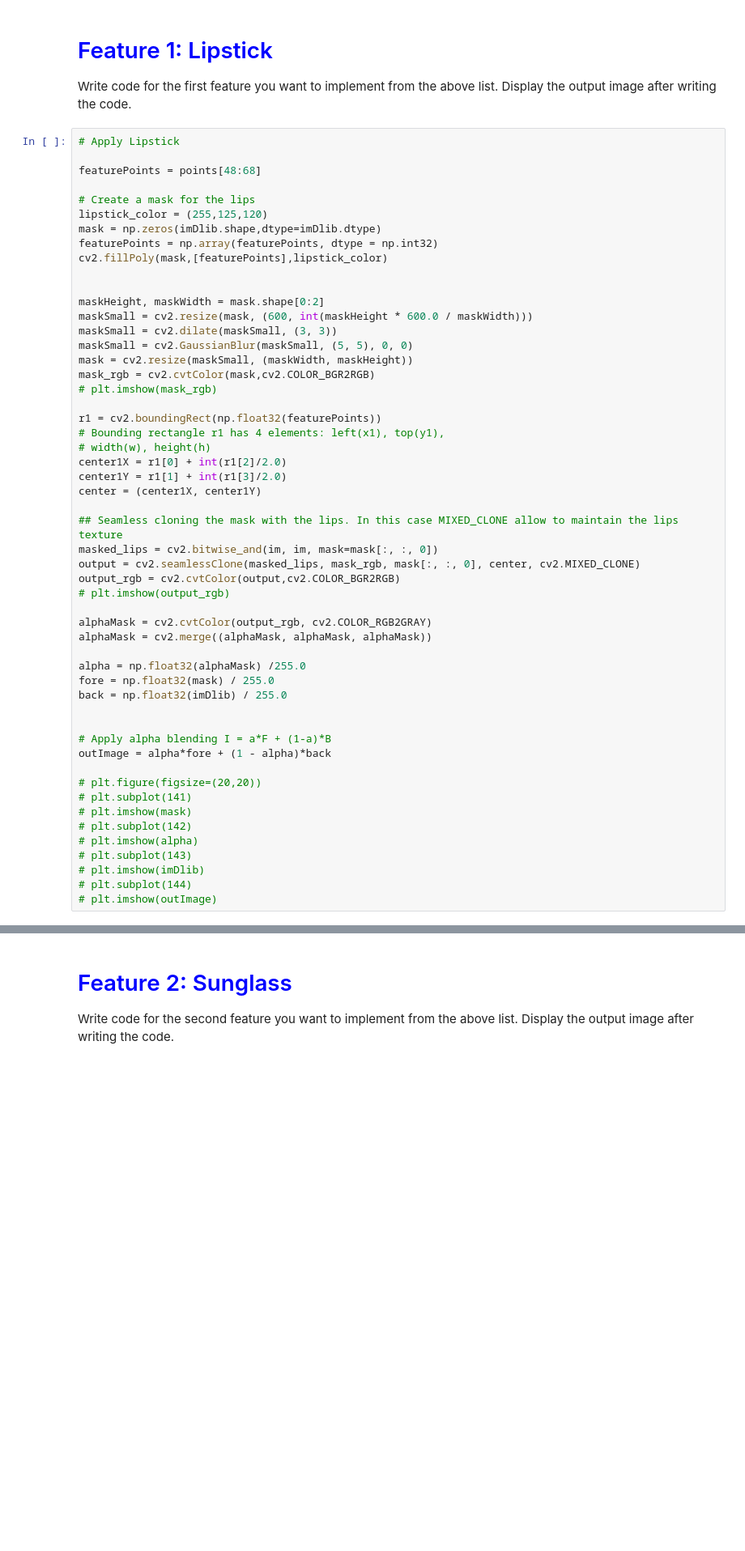
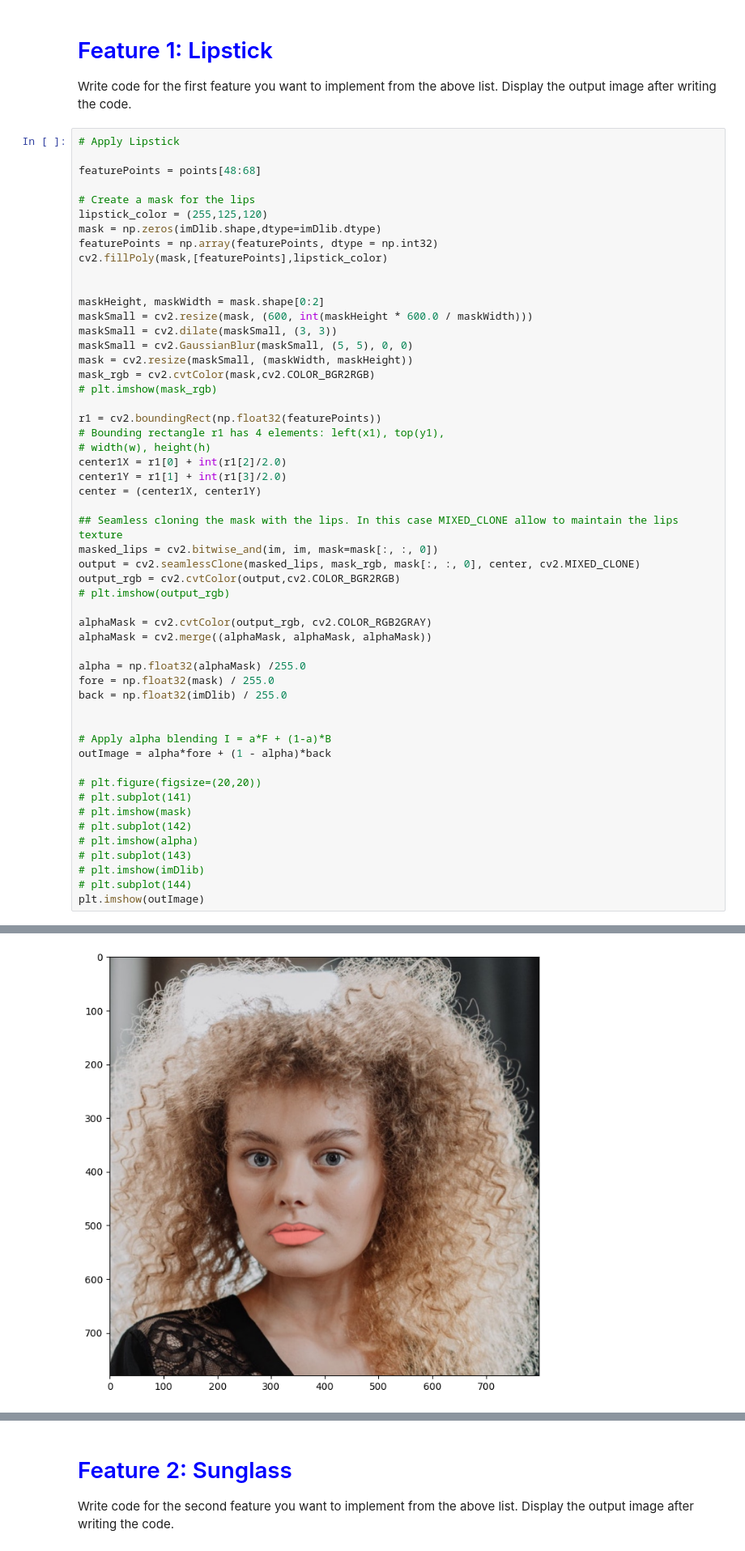
Before and after one commit to DastanIqbal/LearnOpenCV, a Jupyter notebook: src/OpenCV/dlap/project1-virtual-makeup/Virtual-Makeup.ipynb, the cells around one changed output, grey strips where cells are left out. Shown at 81% size. Drawn from its saved outputs; the diff is of its cells as text; blank space fills up the shorter version.

```diff
--- a/src/OpenCV/dlap/project1-virtual-makeup/Virtual-Makeup.ipynb
+++ b/src/OpenCV/dlap/project1-virtual-makeup/Virtual-Makeup.ipynb
@@ -132,4 +132,5 @@ outImage = alpha*fore + (1 - alpha)*back
 # plt.subplot(143)
 # plt.imshow(imDlib)
 # plt.subplot(144)
-# plt.imshow(outImage)
+plt.imshow(outImage)
+# %% [output]
@@ -136,3 +138,4 @@ outImage = alpha*fore + (1 - alpha)*back
+[figure, added]
 # %%
 # Method 2
 
```
Also changed, not shown: parts of 9 cells of this notebook, 1 other file.
